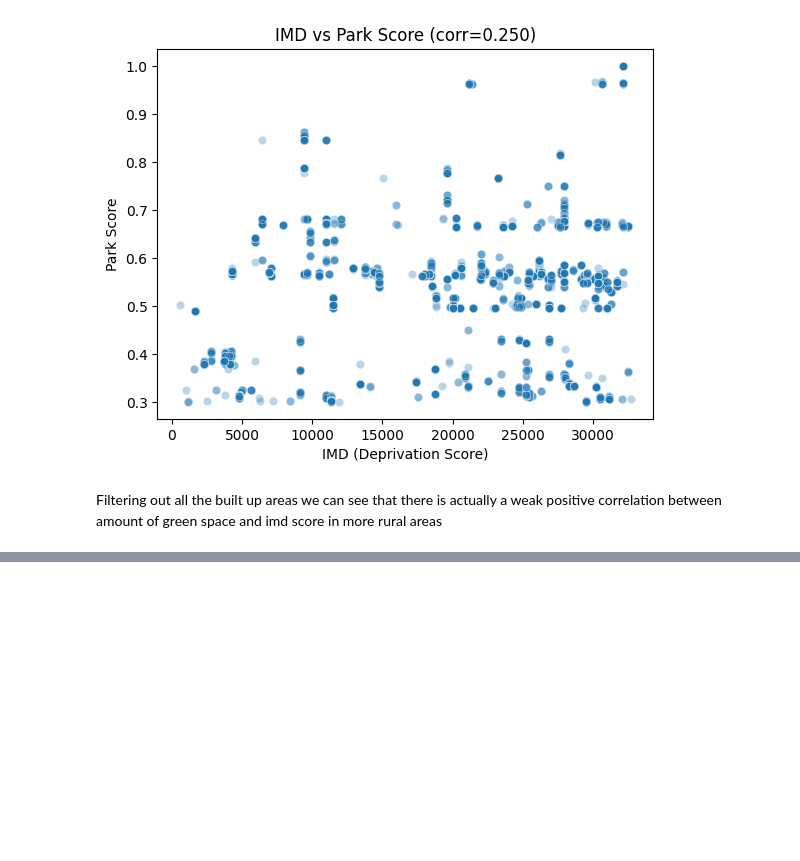
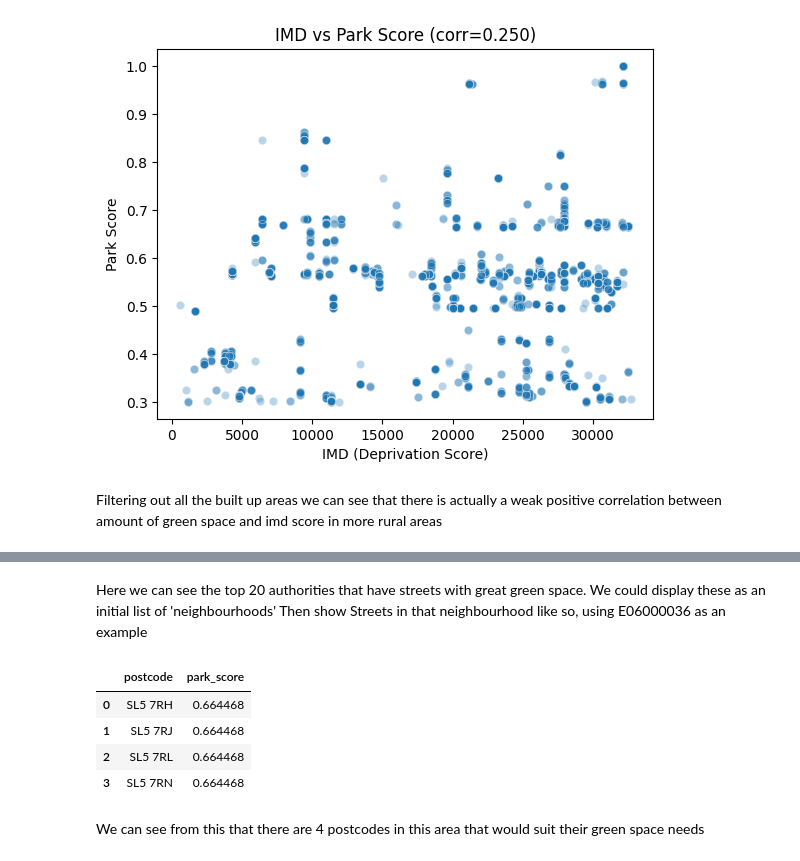
Before and after one commit to moulson/loam, a Jupyter notebook: notebooks/analysis.ipynb, the cells around one changed output, grey strips where cells are left out. Cells and saved outputs as stored; diff of their text form; code cells hidden in the pictures; blank space fills up the shorter version.

```diff
--- a/notebooks/analysis.ipynb
+++ b/notebooks/analysis.ipynb
@@ -344,0 +408,25 @@ Filtering out all the built up areas we can see that there is actually a weak po
+# %% [markdown]
+Here we can see the top 20 authorities that have streets with great green space. We could display these as an initial list of 'neighbourhoods'
+Then show Streets in that neighbourhood like so, using E06000036 as an example
+# %%
+df = pd.read_sql("""
+    SELECT
+    postcode,
+    park_score
+    FROM postcodes
+    WHERE park_score IS NOT NULL
+                 AND park_score > 0.4
+                 AND oslaua = 'E06000036'
+    ORDER BY park_score DESC;
+
+""", conn)
+
+df
+# %% [output]
+|  | postcode | park_score |
+| 0 | SL5 7RH | 0.664468 |
+| 1 | SL5 7RJ | 0.664468 |
+| 2 | SL5 7RL | 0.664468 |
+| 3 | SL5 7RN | 0.664468 |
+# %% [markdown]
+We can see from this that there are 4 postcodes in this area that would suit their green space needs
```
Also changed, not shown: parts of 4 cells of this notebook.
